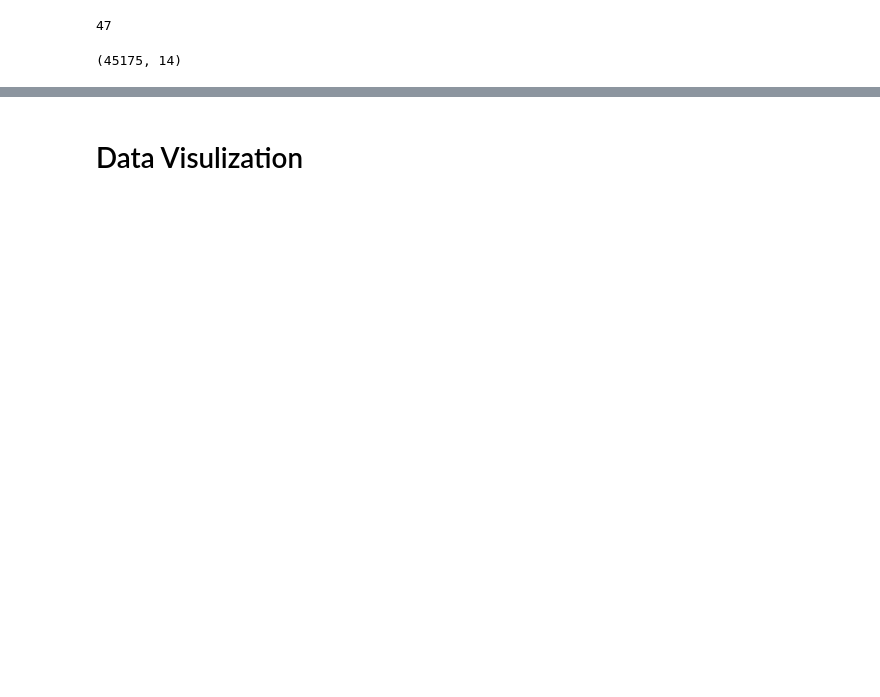
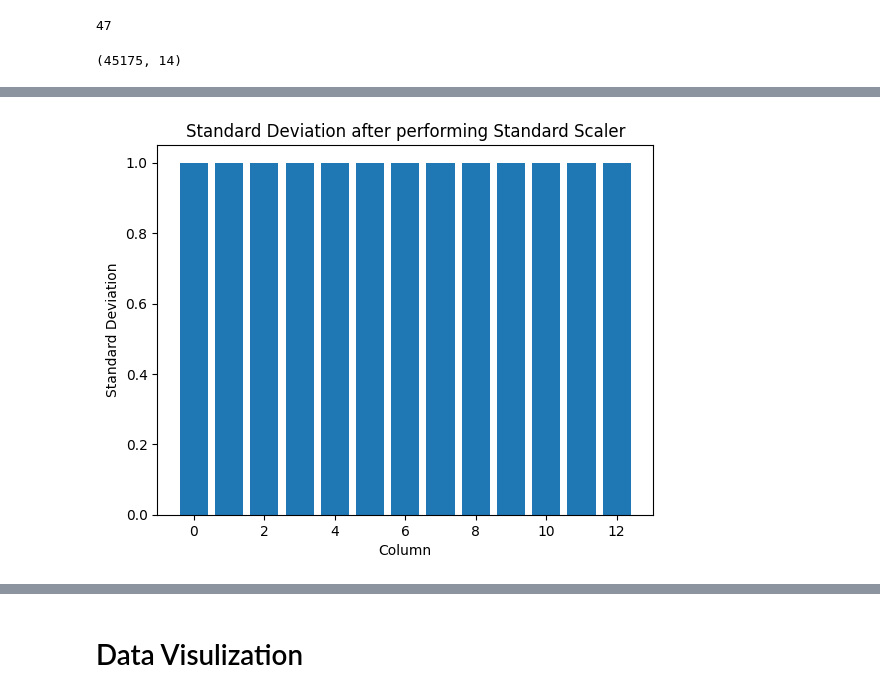
Before and after one commit to sandun94x/census-income-prediction, a Jupyter notebook: pre_processing.ipynb, the cells around one changed output, grey strips where cells are left out. Cells and saved outputs as stored; diff of their text form; code cells hidden in the pictures; blank space fills up the shorter version.

```diff
--- a/pre_processing.ipynb
+++ b/pre_processing.ipynb
@@ -257,0 +277,13 @@ data.head()
+# %%
+# Get a list of columns with categorical data
+categorical_columns = [col for col in data.columns if data[col].dtype == 'object']
+
+
+# Initialize LabelEncoder
+label_encoder = LabelEncoder()
+
+# Encode categorical columns and replace original columns
+for col in categorical_columns:
+    data[col] = label_encoder.fit_transform(data[col])
+
+data
@@ -257,0 +304,16 @@ data.head()
+# %%
+# Initialize StandardScaler
+from sklearn.preprocessing import StandardScaler
+
+# Initialize StandardScaler
+scaler = StandardScaler()
+
+# Standardize data in the DataFrame 'data'
+
+target = data['income']
+data = data.drop(columns=['income'])
+
+data[data.columns] = scaler.fit_transform(data)
+
+
+data
@@ -257,0 +334,4 @@ data.head()
+# %%
+# Calculate the standard deviation of all columns
+std_X = data.std()
+print('Standard Deviation after Performing Standard Scaler: \n',std_X)
@@ -257,0 +354,9 @@ data.head()
+# %%
+# Plot the Standard Deviation of all columns
+plt.bar(range(len(std_X)), std_X)
+plt.title("Standard Deviation after performing Standard Scaler")
+plt.xlabel("Column")
+plt.ylabel("Standard Deviation")
+plt.show()
+# %% [output]
+[figure, added]
```
Also changed, not shown: parts of 26 cells of this notebook, 3 other files.
